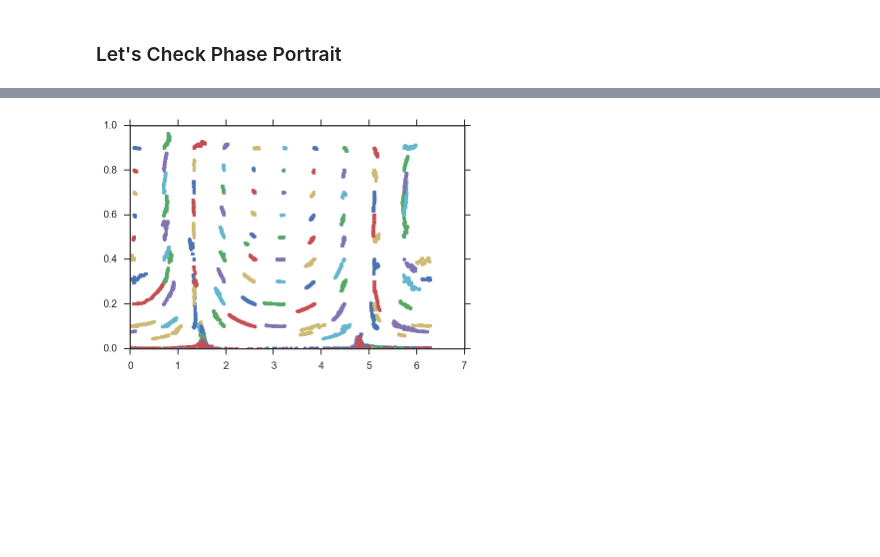
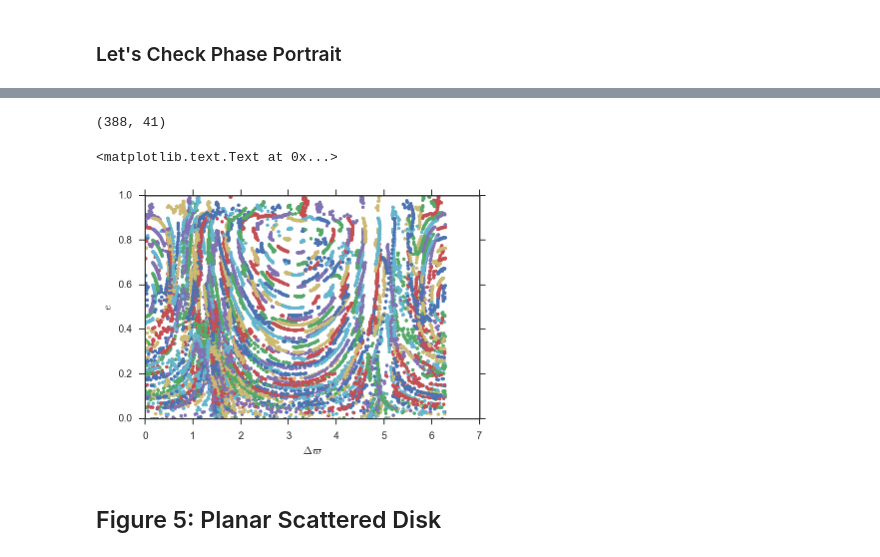
Before and after one commit to farr/PlanetIX, a Jupyter notebook: PlanetIX.ipynb, the cells around one changed output, grey strips where cells are left out. Saved outputs shown, nothing was run; the diff lists cells and outputs as text; code cells hidden in the pictures; blank space fills up the shorter version.

Commit message:
Plots for Figures 4 and 5 in iPython notebook.

```diff
--- a/PlanetIX.ipynb
+++ b/PlanetIX.ipynb
@@ -36,3 +53,6 @@ def angular_difference(xs, ys):
+# %%
+def stable_orbits_sel(orbits):
+    return np.all(orbits['a'] > 0, axis=1) & np.all(orbits['e'] >= 0, axis=1) & np.all(orbits['e'] < 1, axis=1)
 # %%
 seaborn.set_style('ticks')
 # %% [markdown]
@@ -126,5 +118,20 @@ Wall time: 6min 24s
-# %%
-for i in range(6, orbs.shape[0]):
-    plot(angular_difference(orbs[i,:]['pomega'], orbs[4,:]['pomega']), orbs[i,:]['e'], '.')
-# %% [output]
-[figure, removed]
+# %%
+ts, orbits = load_orbits('../tsunami/fig4/orbits.pkl.gz')
+# %%
+tp_orbits = orbits[5:,:]
+# %%
+stable_tp_sel = stable_orbits_sel(tp_orbits)
+stable_tp_orbits = tp_orbits[stable_tp_sel, :]
+print stable_tp_orbits.shape
+# %% [output]
+(388, 41)
+# %%
+for b in stable_tp_orbits:
+    plot(angular_difference(b['pomega'], orbits[4,:]['pomega']), b['e'], '.')
+xlabel(r'$\Delta \varpi$')
+ylabel(r'$e$')
+# %% [output]
+<matplotlib.text.Text at 0x...>
+[figure, added]
+# %% [markdown]
+## Figure 5: Planar Scattered Disk
```
Also changed, not shown: parts of 9 cells of this notebook.
